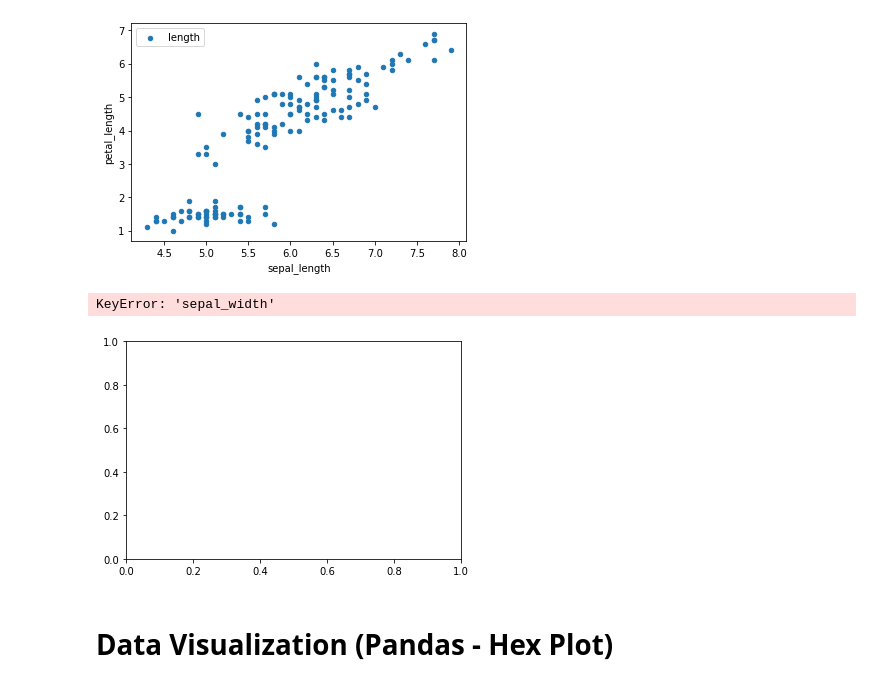
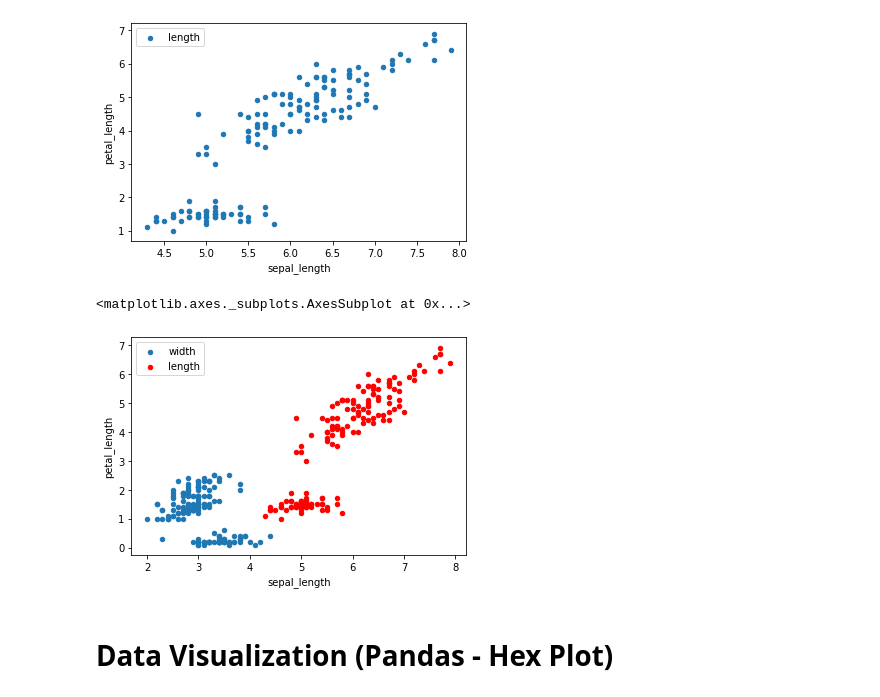
Before and after one commit to renatomaaliw3/public_files, a Jupyter notebook: CPE Electives (Machine Learning)/04. Live Lectures Notebook/22. Data Visualization (Pandas)/22. Data Visualization (Pandas).ipynb, the cells around one changed output. Saved outputs shown, nothing was run; the diff lists cells and outputs as text; code cells hidden in the pictures.

```diff
--- a/CPE Electives (Machine Learning)/04. Live Lectures Notebook/22. Data Visualization (Pandas)/22. Data Visualization (Pandas).ipynb
+++ b/CPE Electives (Machine Learning)/04. Live Lectures Notebook/22. Data Visualization (Pandas)/22. Data Visualization (Pandas).ipynb
@@ -315,11 +315,11 @@ data.plot(kind = 'scatter', x = 'sepal_length', y = 'petal_length', label = 'len
 # %%
 # Secondary Axis
 
-ax = df.plot(kind = 'scatter', x = 'sepal_width', y = 'petal_width', label = 'width')
-df.plot(kind = 'scatter', x = 'sepal_length', y = 'petal_length', ax = ax, color = 'r', label = 'length')
+ax = data.plot(x = 'sepal_width', y = 'petal_width', kind = 'scatter', label = 'width')
+data.plot(kind = 'scatter', x = 'sepal_length', y = 'petal_length', ax = ax, color = 'r', label = 'length')
 # %% [output]
-KeyError: 'sepal_width'
+<matplotlib.axes._subplots.AxesSubplot at 0x...>
-[figure, old version]
+[figure, new version]
 # %% [markdown]
 # Data Visualization (Pandas - Hex Plot)
 # %%
```
Also changed, not shown: parts of 20 cells of this notebook, 3 other files.
